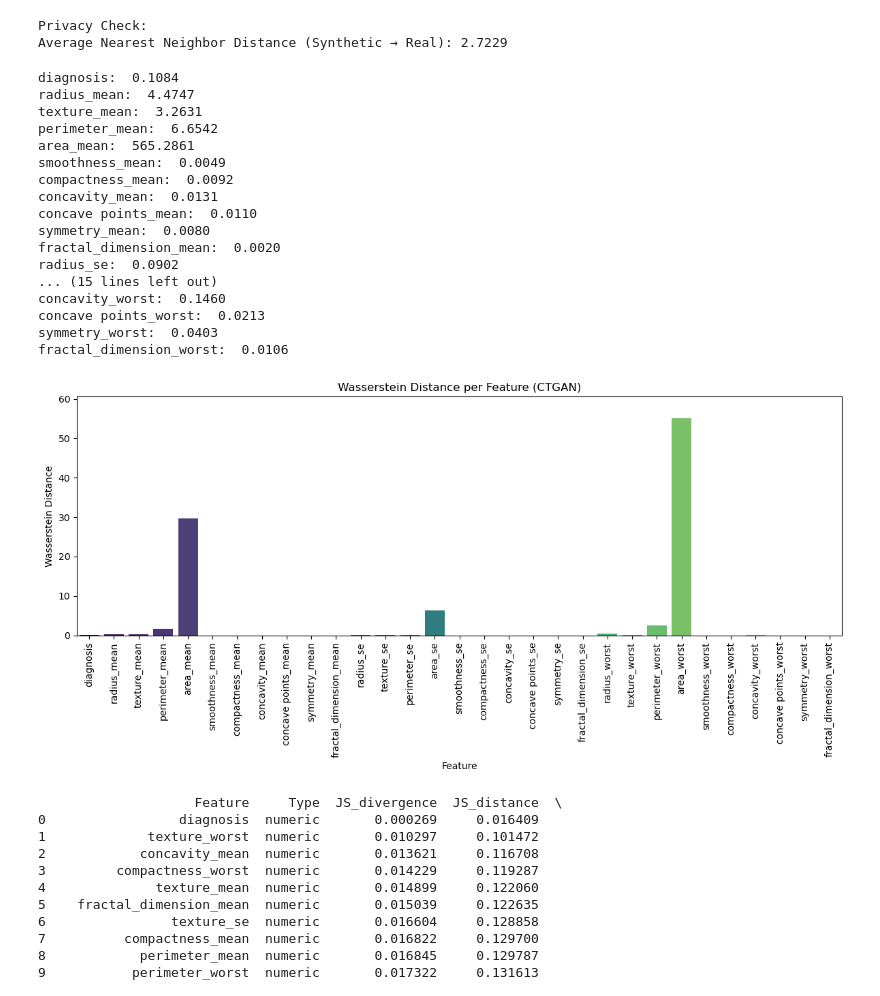
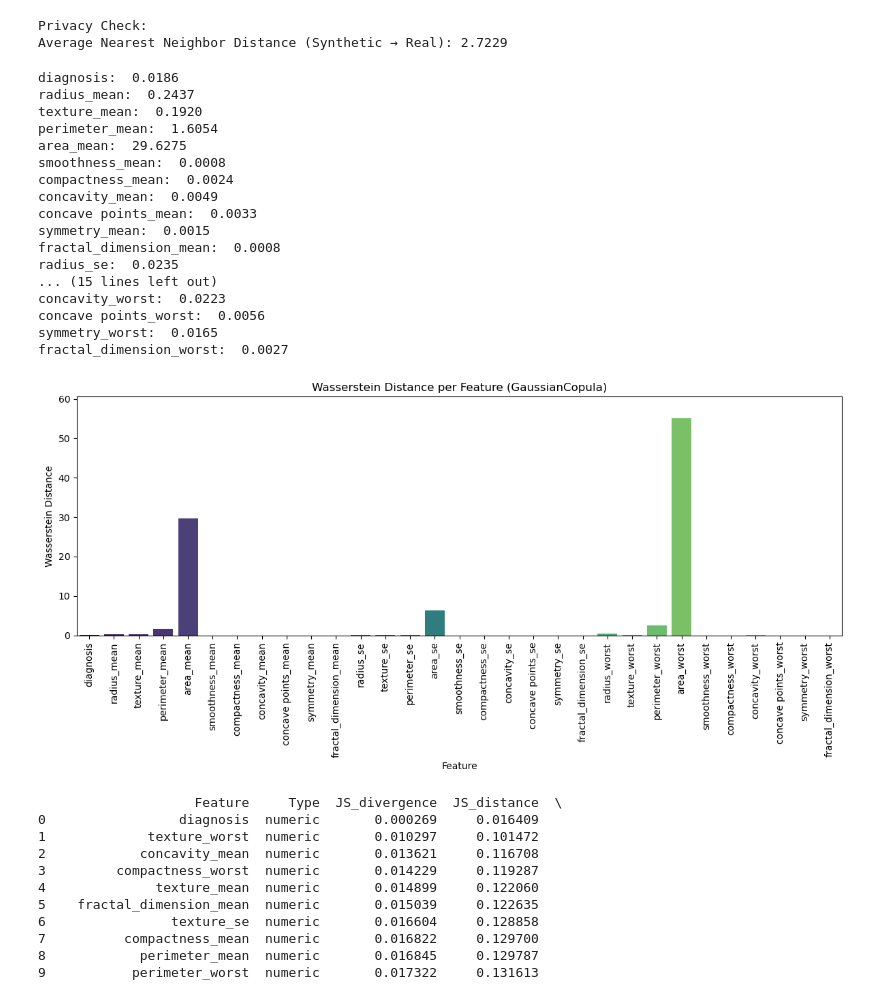
Before and after one commit to gopibattineni/Synthetic_Data_Evaluation-, a Jupyter notebook: SDV models.ipynb, the cells around one changed output. Saved outputs shown, nothing was run; the diff lists cells and outputs as text; code cells hidden in the pictures.

```diff
--- a/SDV models.ipynb
+++ b/SDV models.ipynb
@@ -1054,52 +1054,52 @@ Average Nearest Neighbor Distance (Synthetic → Real): 2.7229
 from scipy.stats import wasserstein_distance
 import seaborn as sns
 import matplotlib.pyplot as plt
 
 
 for col in cancer_data.columns:
-    dist = wasserstein_distance(cancer_data[col], synthetic_data_copulagan[col])
+    dist = wasserstein_distance(cancer_data[col], synthetic_data_gaussiancopula[col])
     print(f'{col}: {dist: .4f}')
 
 
 # Compute distances
 distances = {col: wasserstein_distance(cancer_data[col], synthetic_data_gaussiancopula[col])
              for col in cancer_data.columns}
 dist_df = pd.DataFrame(list(distances.items()), columns=['Feature', 'Wasserstein Distance'])
 
 # Plot
 plt.figure(figsize=(12,6))
 sns.barplot(x='Feature', y='Wasserstein Distance', data=dist_df, palette='viridis')
 
 # Format axes
 plt.xticks(rotation=90)
-plt.title('Wasserstein Distance per Feature (CTGAN)')
+plt.title('Wasserstein Distance per Feature (GaussianCopula)')
 plt.tight_layout()
 
 # Adjust y-axis to fit data better
 ymin = 0
 ymax = dist_df['Wasserstein Distance'].max() * 1.1  # add 10% padding on top
 plt.ylim(ymin, ymax)
 
 plt.show()
 # %% [output]
-diagnosis:  0.1084
-radius_mean:  4.4747
-texture_mean:  3.2631
-perimeter_mean:  6.6542
-area_mean:  565.2861
-smoothness_mean:  0.0049
-compactness_mean:  0.0092
-concavity_mean:  0.0131
-concave points_mean:  0.0110
-symmetry_mean:  0.0080
-fractal_dimension_mean:  0.0020
-radius_se:  0.0902
+diagnosis:  0.0186
+radius_mean:  0.2437
+texture_mean:  0.1920
+perimeter_mean:  1.6054
+area_mean:  29.6275
+smoothness_mean:  0.0008
+compactness_mean:  0.0024
+concavity_mean:  0.0049
+concave points_mean:  0.0033
+symmetry_mean:  0.0015
+fractal_dimension_mean:  0.0008
+radius_se:  0.0235
 ... (15 lines left out)
-concavity_worst:  0.1460
-concave points_worst:  0.0213
-symmetry_worst:  0.0403
-fractal_dimension_worst:  0.0106
+concavity_worst:  0.0223
+concave points_worst:  0.0056
+symmetry_worst:  0.0165
+fractal_dimension_worst:  0.0027
-[figure, old version]
+[figure, new version]
 # %%
 # ---- usage example ----
 results = evaluate_all_metrics(cancer_data, synthetic_data_gaussiancopula, bins="fd")
```
Also changed, not shown: parts of 23 cells of this notebook.
